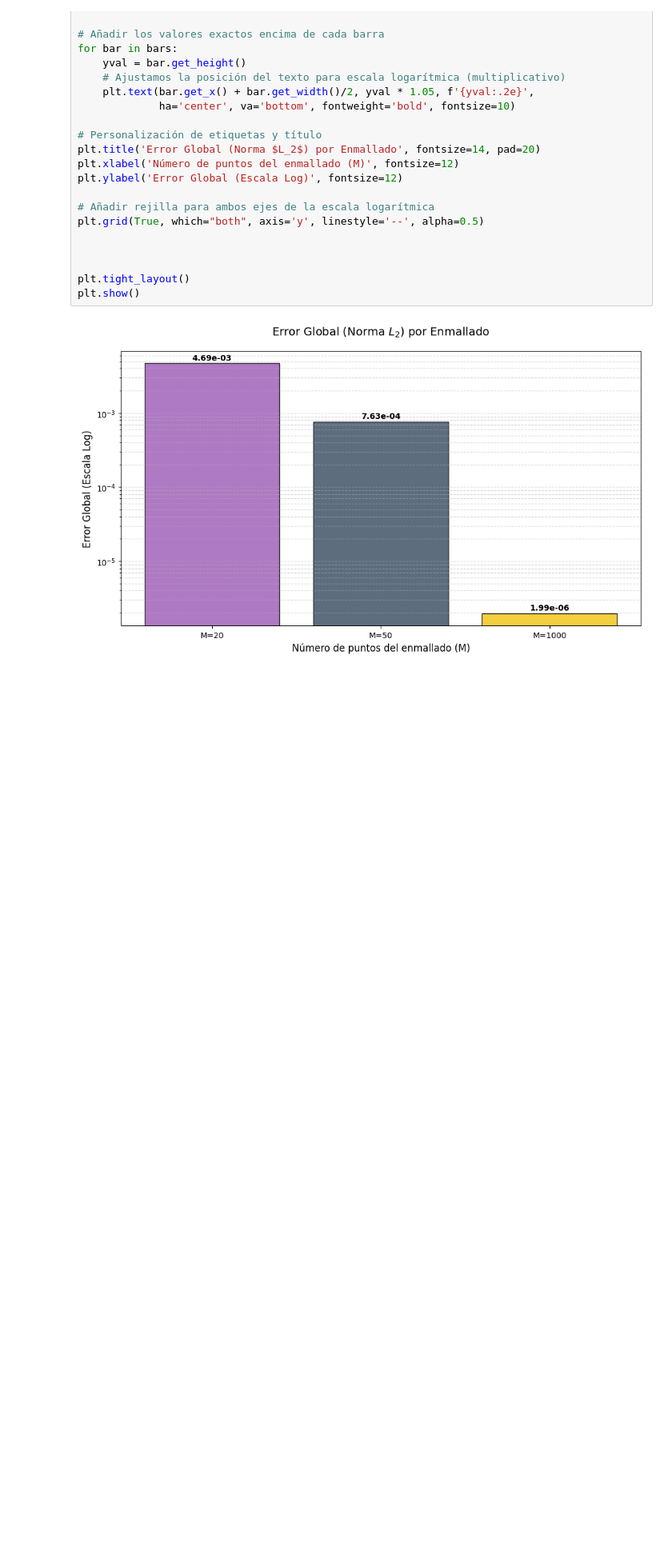
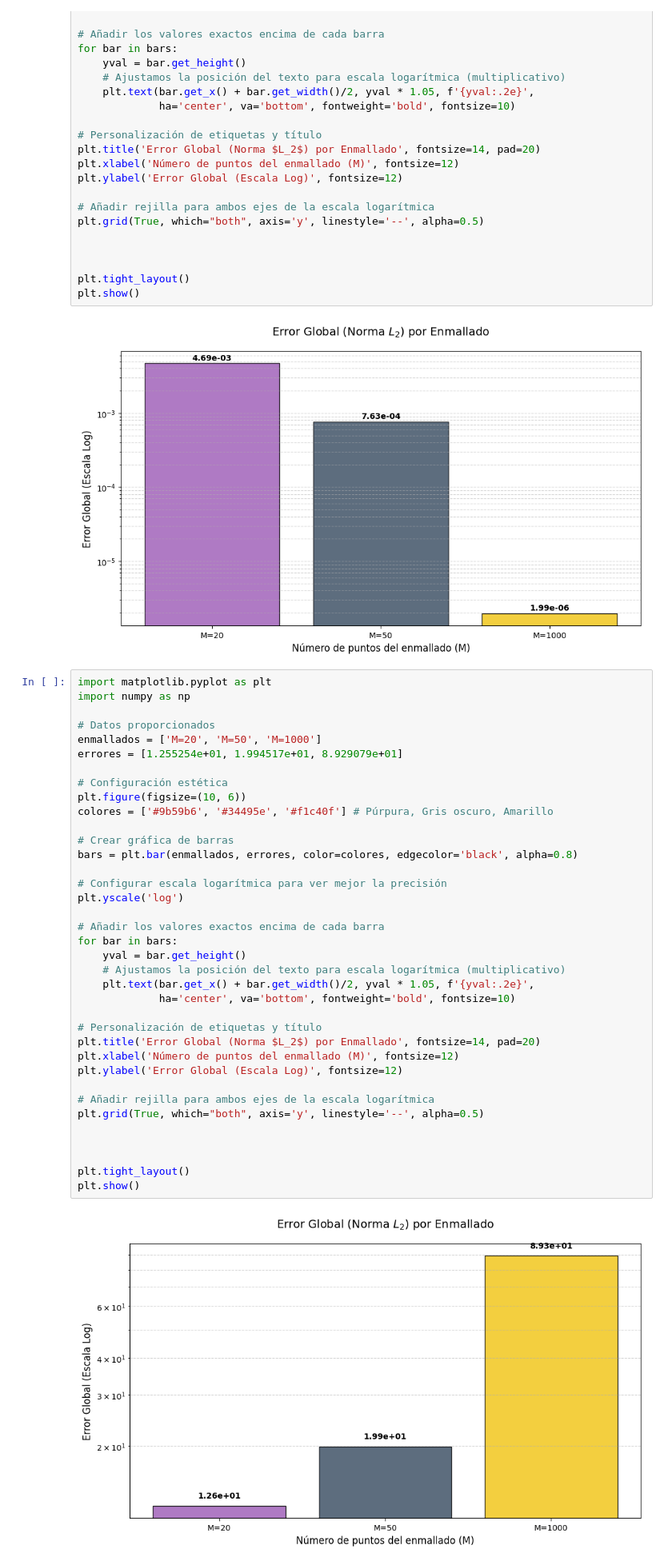
Before and after one commit to campereza043/MFC2026, a Jupyter notebook: Ec.Schrodinger/TiemposEje.ipynb, the cells around one changed output. Shown at 80% size. Saved outputs shown, nothing was run; the diff lists cells and outputs as text; blank space fills up the shorter version.

```diff
--- a/Ec.Schrodinger/TiemposEje.ipynb
+++ b/Ec.Schrodinger/TiemposEje.ipynb
@@ -831,3 +831,42 @@ plt.tight_layout()
 plt.show()
 # %% [output]
 [figure]
+# %%
+import matplotlib.pyplot as plt
+import numpy as np
+
+# Datos proporcionados
+enmallados = ['M=20', 'M=50', 'M=1000']
+errores = [1.255254e+01, 1.994517e+01, 8.929079e+01]
+
+# Configuración estética
+plt.figure(figsize=(10, 6))
+colores = ['#9b59b6', '#34495e', '#f1c40f'] # Púrpura, Gris oscuro, Amarillo
+
+# Crear gráfica de barras
+bars = plt.bar(enmallados, errores, color=colores, edgecolor='black', alpha=0.8)
+
+# Configurar escala logarítmica para ver mejor la precisión
+plt.yscale('log')
+
+# Añadir los valores exactos encima de cada barra
+for bar in bars:
+    yval = bar.get_height()
+    # Ajustamos la posición del texto para escala logarítmica (multiplicativo)
+    plt.text(bar.get_x() + bar.get_width()/2, yval * 1.05, f'{yval:.2e}',
+             ha='center', va='bottom', fontweight='bold', fontsize=10)
+
+# Personalización de etiquetas y título
+plt.title('Error Global (Norma $L_2$) por Enmallado', fontsize=14, pad=20)
+plt.xlabel('Número de puntos del enmallado (M)', fontsize=12)
+plt.ylabel('Error Global (Escala Log)', fontsize=12)
+
+# Añadir rejilla para ambos ejes de la escala logarítmica
+plt.grid(True, which="both", axis='y', linestyle='--', alpha=0.5)
+
+
+
+plt.tight_layout()
+plt.show()
+# %% [output]
+[figure, added]
```
Also changed, not shown: parts of 1 cell of this notebook.
